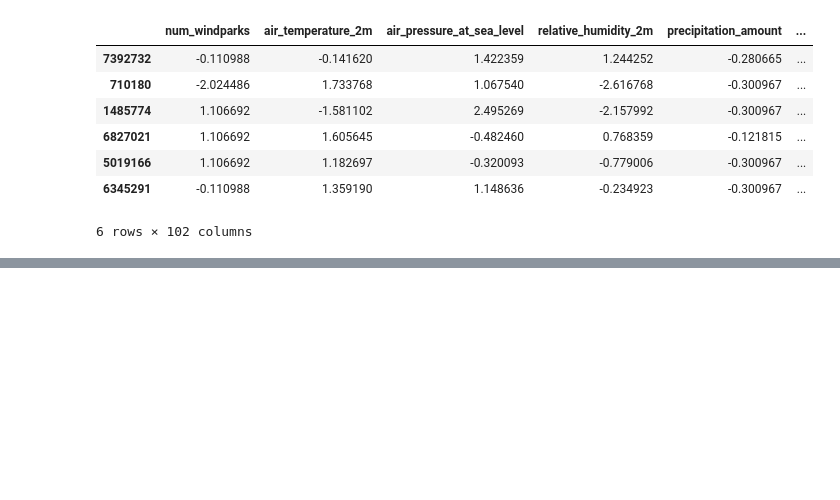
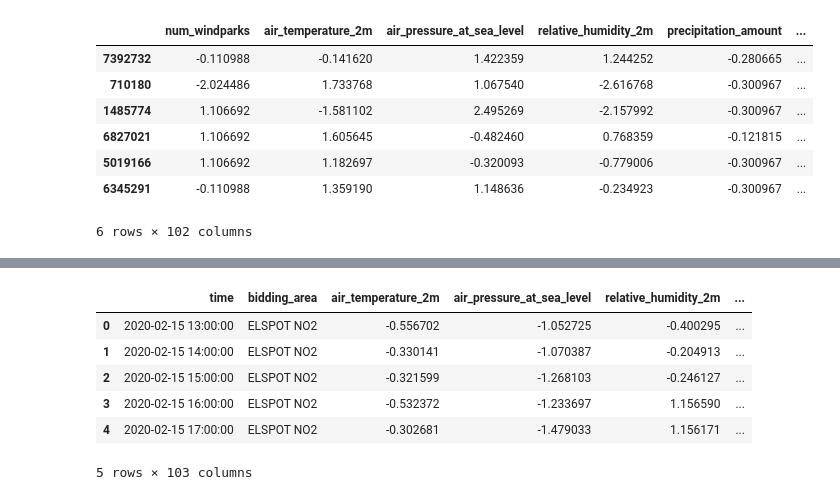
Before and after one commit to Bogdan121849/Wind_AI, a Jupyter notebook: WindAi/data_exploration_notebooks/deep_learning_region.ipynb, the cells around one changed output, grey strips where cells are left out. Drawn from its saved outputs; the diff is of its cells as text; code cells hidden in the pictures; blank space fills up the shorter version.

```diff
--- a/WindAi/data_exploration_notebooks/deep_learning_region.ipynb
+++ b/WindAi/data_exploration_notebooks/deep_learning_region.ipynb
@@ -133,0 +146,11 @@ region_sample_scaled.head(6)
+# %%
+region_df2 = pd.read_parquet("/home2/s5549329/windAI_rug/WindAi/deep_learning/created_datasets/scaled_features_power_MW_ELSPOT NO2.parquet")
+region_df2.head(5)
+# %% [output]
+|  | time | bidding_area | air_temperature_2m | air_pressure_at_sea_level | relative_humidity_2m | ... |
+| 0 | 2020-02-15 13:00:00 | ELSPOT NO2 | -0.556702 | -1.052725 | -0.400295 | ... |
+| 1 | 2020-02-15 14:00:00 | ELSPOT NO2 | -0.330141 | -1.070387 | -0.204913 | ... |
+| 2 | 2020-02-15 15:00:00 | ELSPOT NO2 | -0.321599 | -1.268103 | -0.246127 | ... |
+| 3 | 2020-02-15 16:00:00 | ELSPOT NO2 | -0.532372 | -1.233697 | 1.156590 | ... |
+| 4 | 2020-02-15 17:00:00 | ELSPOT NO2 | -0.302681 | -1.479033 | 1.156171 | ... |
+5 rows × 103 columns
```
Also changed, not shown: parts of 4 cells of this notebook, 6 other files.
